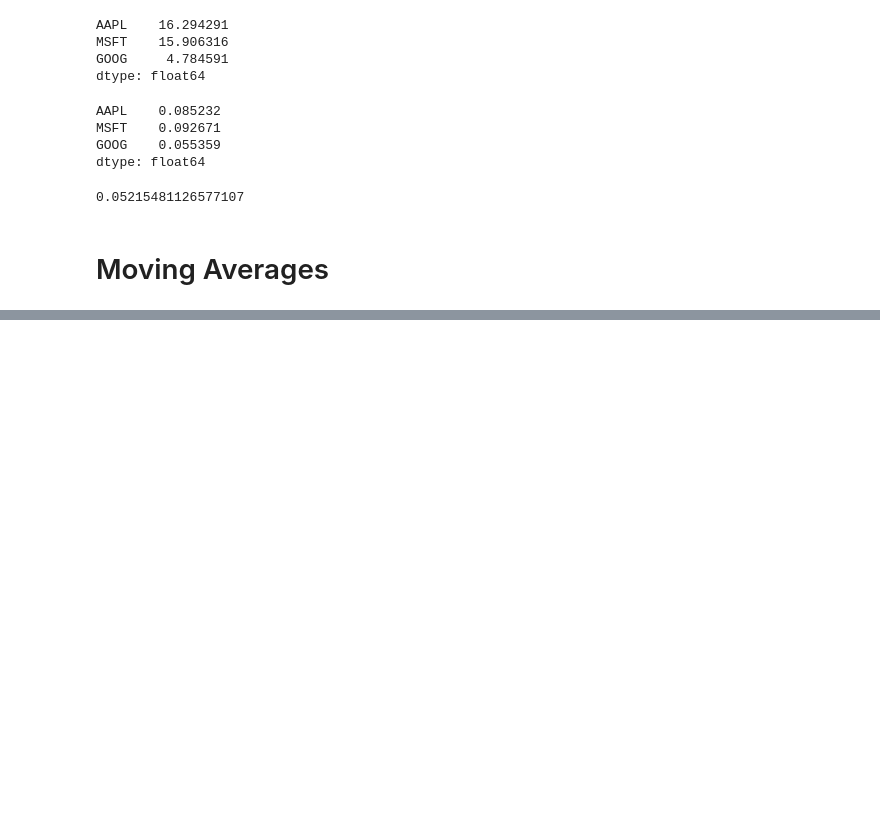
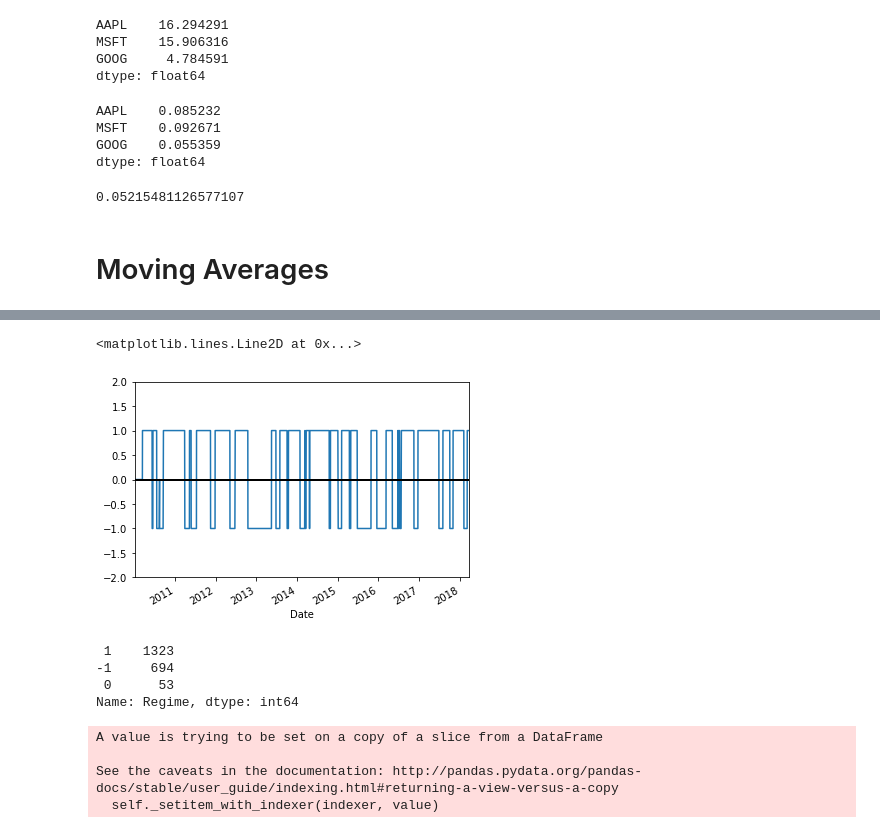
Before and after one commit to jetta47/Stocks, a Jupyter notebook: Stocks.ipynb, the cells around one changed output, grey strips where cells are left out. Cells and saved outputs as stored; diff of their text form; code cells hidden in the pictures; blank space fills up the shorter version.

```diff
--- a/Stocks.ipynb
+++ b/Stocks.ipynb
@@ -497,0 +514,22 @@ pandas_candlestick_ohlc(apple.loc['2016-01-04':'2016-12-31',:], otherseries = ["
+# %%
+apple["Regime"].plot(ylim = (-2,2)).axhline(y = 0, color = "black", lw = 2)
+# %% [output]
+<matplotlib.lines.Line2D at 0x...>
+[figure, added]
+# %%
+apple["Regime"].value_counts()
+# %% [output]
+ 1    1323
+-1     694
+ 0      53
+Name: Regime, dtype: int64
+# %%
+# To ensure that all trades close out, I temporarily change the regime of the last row to 0
+regime_orig = apple.loc[:, "Regime"].iloc[-1]
+apple.loc[:, "Regime"].iloc[-1] = 0
+apple["Signal"] = np.sign(apple["Regime"] - apple["Regime"].shift(1))
+# %% [output]
+A value is trying to be set on a copy of a slice from a DataFrame
+
+See the caveats in the documentation: http://pandas.pydata.org/pandas-docs/stable/user_guide/indexing.html#returning-a-view-versus-a-copy
+  self._setitem_with_indexer(indexer, value)
```
Also changed, not shown: parts of 41 cells of this notebook.
